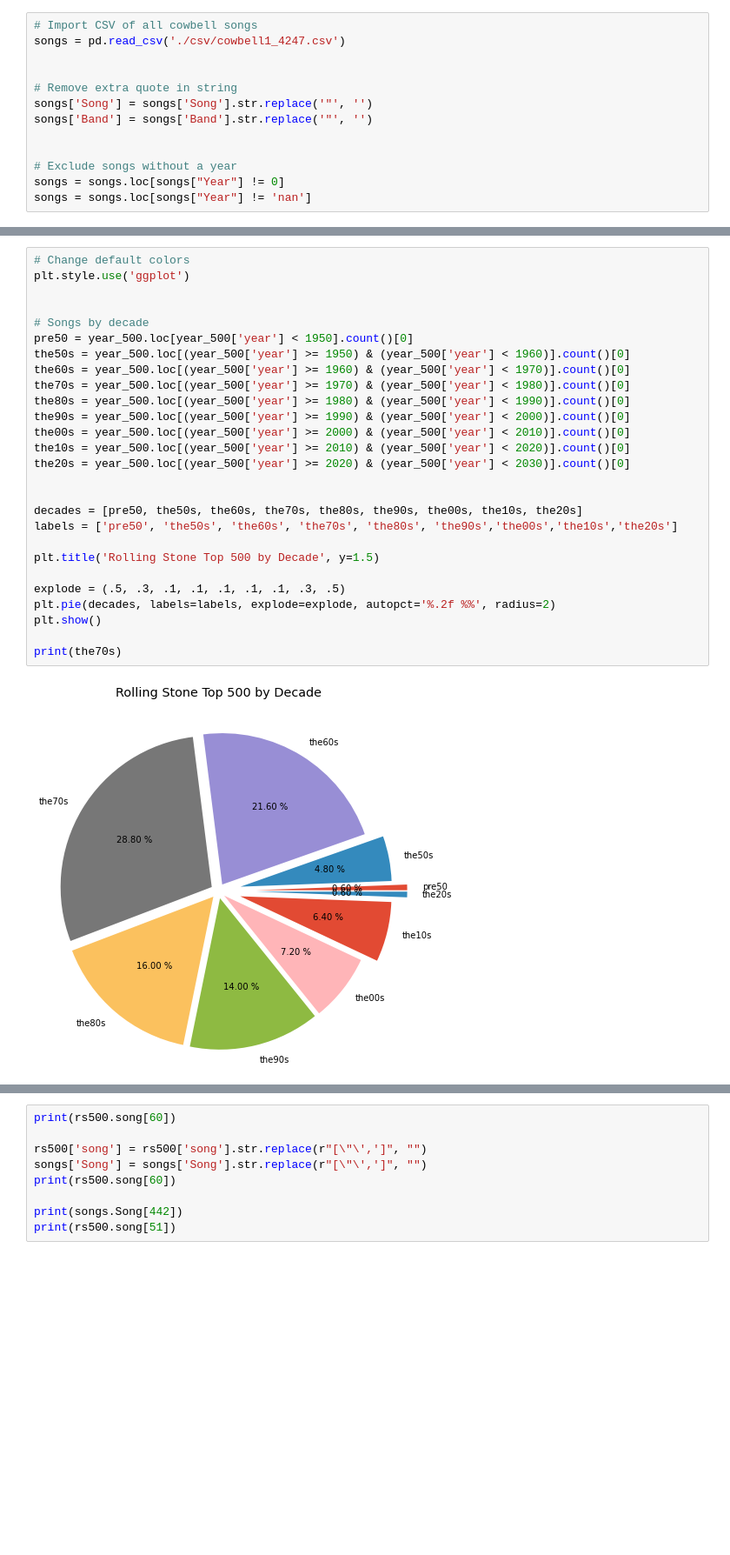
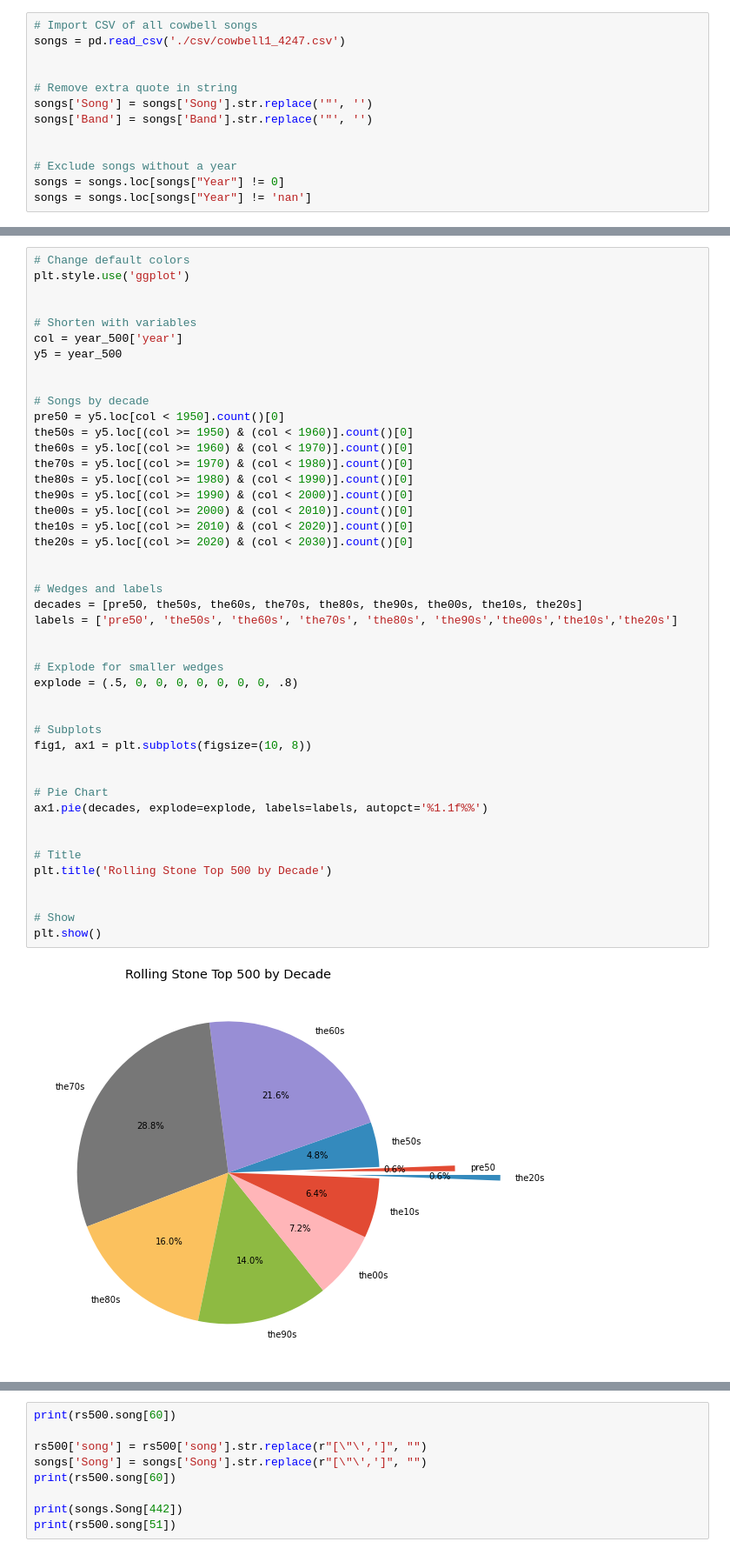
Before and after one commit to Eleanor-Shellstrop/walken, a Jupyter notebook: walken.ipynb, the cells around one changed output, grey strips where cells are left out. Shown at 87% size. Drawn from its saved outputs; the diff is of its cells as text; blank space fills up the shorter version.

```diff
--- a/walken.ipynb
+++ b/walken.ipynb
@@ -283,29 +380,47 @@ plt.show()
 # %%
 # Change default colors
 plt.style.use('ggplot')
 
 
-# Songs by decade
-pre50 = year_500.loc[year_500['year'] < 1950].count()[0]
-the50s = year_500.loc[(year_500['year'] >= 1950) & (year_500['year'] < 1960)].count()[0]
-the60s = year_500.loc[(year_500['year'] >= 1960) & (year_500['year'] < 1970)].count()[0]
-the70s = year_500.loc[(year_500['year'] >= 1970) & (year_500['year'] < 1980)].count()[0]
-the80s = year_500.loc[(year_500['year'] >= 1980) & (year_500['year'] < 1990)].count()[0]
-the90s = year_500.loc[(year_500['year'] >= 1990) & (year_500['year'] < 2000)].count()[0]
-the00s = year_500.loc[(year_500['year'] >= 2000) & (year_500['year'] < 2010)].count()[0]
-the10s = year_500.loc[(year_500['year'] >= 2010) & (year_500['year'] < 2020)].count()[0]
-the20s = year_500.loc[(year_500['year'] >= 2020) & (year_500['year'] < 2030)].count()[0]
+# Shorten with variables
+col = year_500['year']
+y5 = year_500
 
 
+# Songs by decade
+pre50 = y5.loc[col < 1950].count()[0]
+the50s = y5.loc[(col >= 1950) & (col < 1960)].count()[0]
+the60s = y5.loc[(col >= 1960) & (col < 1970)].count()[0]
+the70s = y5.loc[(col >= 1970) & (col < 1980)].count()[0]
+the80s = y5.loc[(col >= 1980) & (col < 1990)].count()[0]
+the90s = y5.loc[(col >= 1990) & (col < 2000)].count()[0]
+the00s = y5.loc[(col >= 2000) & (col < 2010)].count()[0]
+the10s = y5.loc[(col >= 2010) & (col < 2020)].count()[0]
+the20s = y5.loc[(col >= 2020) & (col < 2030)].count()[0]
+
+
+# Wedges and labels
 decades = [pre50, the50s, the60s, the70s, the80s, the90s, the00s, the10s, the20s]
 labels = ['pre50', 'the50s', 'the60s', 'the70s', 'the80s', 'the90s','the00s','the10s','the20s']
 
-plt.title('Rolling Stone Top 500 by Decade', y=1.5)
 
-explode = (.5, .3, .1, .1, .1, .1, .1, .3, .5)
-plt.pie(decades, labels=labels, explode=explode, autopct='%.2f %%', radius=2)
+# Explode for smaller wedges
+explode = (.5, 0, 0, 0, 0, 0, 0, 0, .8)
+
+
+# Subplots
+fig1, ax1 = plt.subplots(figsize=(10, 8))
+
+
+# Pie Chart
+ax1.pie(decades, explode=explode, labels=labels, autopct='%1.1f%%')
+
+
+# Title
+plt.title('Rolling Stone Top 500 by Decade')
+
+
+# Show
 plt.show()
-
-print(the70s)
 # %% [output]
-[figure, old version]
+[figure, new version]
```
Also changed, not shown: parts of 28 cells of this notebook, 1 other file.
